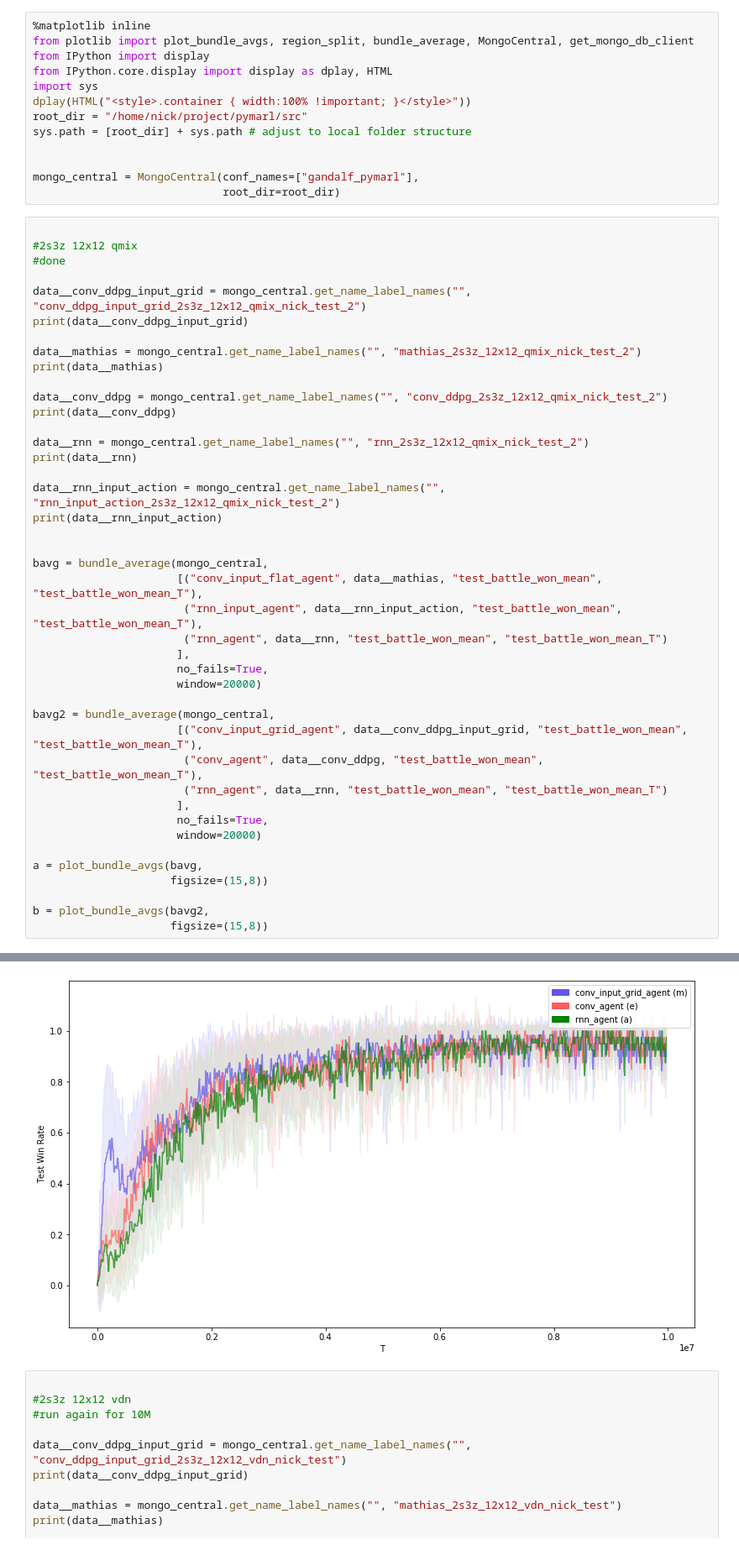
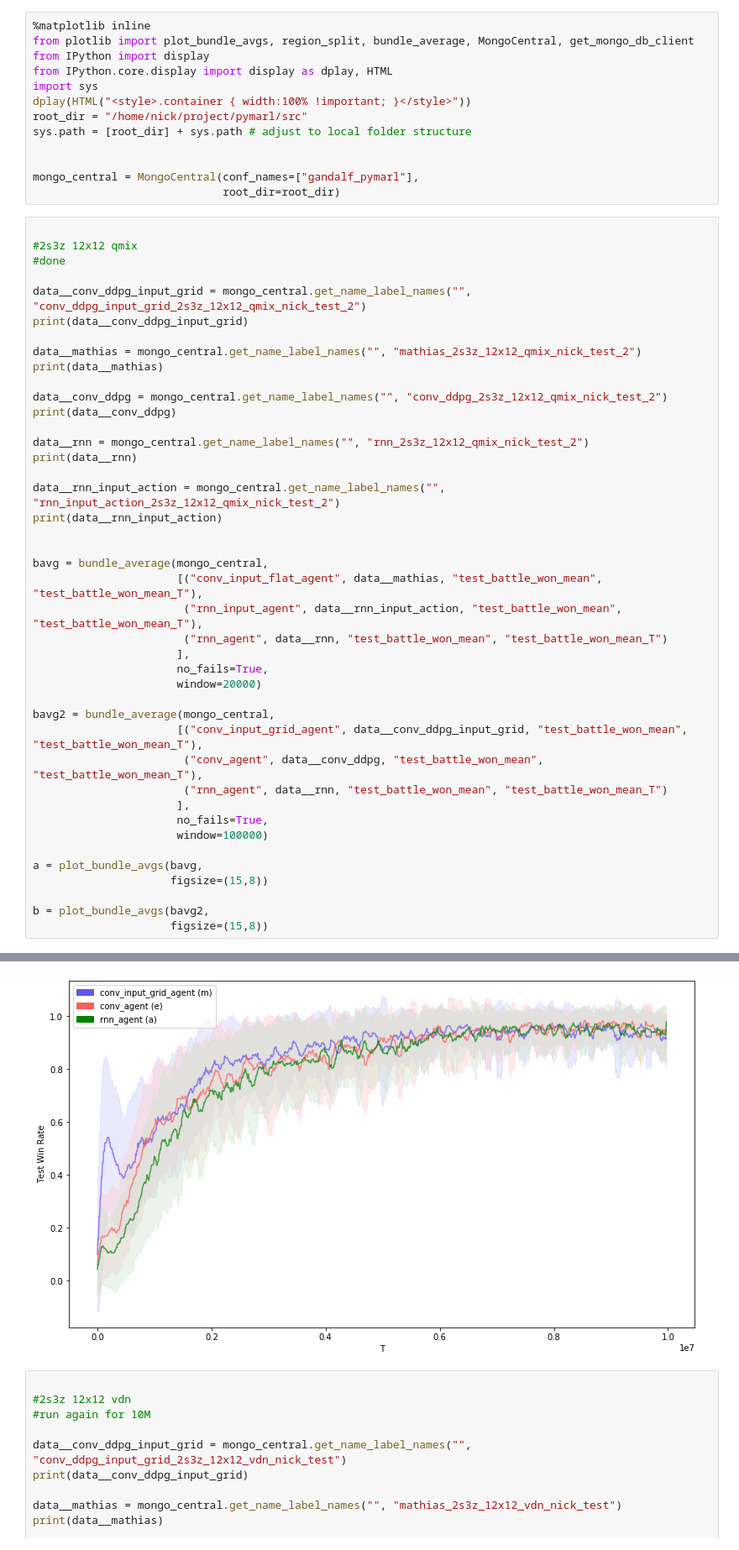
Before and after one commit to nicholasburden/pymarl, a Jupyter notebook: analysis/analysis.ipynb, the cells around one changed output, grey strips where cells are left out. Shown at 84% size. Cells and saved outputs as stored; diff of their text form.

```diff
--- a/analysis/analysis.ipynb
+++ b/analysis/analysis.ipynb
@@ -44,35 +44,35 @@ bavg2 = bundle_average(mongo_central,
                       [("conv_input_grid_agent", data__conv_ddpg_input_grid, "test_battle_won_mean", "test_battle_won_mean_T"),
                        ("conv_agent", data__conv_ddpg, "test_battle_won_mean", "test_battle_won_mean_T"),
                        ("rnn_agent", data__rnn, "test_battle_won_mean", "test_battle_won_mean_T")
                       ],
                       no_fails=True,
-                      window=20000)
+                      window=100000)
 
 a = plot_bundle_avgs(bavg,
                      figsize=(15,8))
 
 b = plot_bundle_avgs(bavg2,
                      figsize=(15,8))
 # %% [output]
 Done Loading...
 {'bundle1': [{'name': 'qmix_smac_parallel', 'label': 'conv_ddpg_input_grid_2s3z_12x12_qmix_nick_test_2', '_id': 84204}, {'name': 'qmix_smac_parallel', 'label': 'conv_ddpg_input_grid_2s3z_12x12_qmix_ni ...
 Done Loading...
 {'bundle1': [{'name': 'qmix_smac_parallel', 'label': 'mathias_2s3z_12x12_qmix_nick_test_2', '_id': 84202}, {'name': 'qmix_smac_parallel', 'label': 'mathias_2s3z_12x12_qmix_nick_test_2', '_id': 84209}, ...
 Done Loading...
 {'bundle1': [{'name': 'qmix_smac_parallel', 'label': 'conv_ddpg_2s3z_12x12_qmix_nick_test_2', '_id': 84200}, {'name': 'qmix_smac_parallel', 'label': 'conv_ddpg_2s3z_12x12_qmix_nick_test_2', '_id': 842 ...
 Done Loading...
 {'bundle1': [{'name': 'qmix_smac_parallel', 'label': 'rnn_2s3z_12x12_qmix_nick_test_2', '_id': 84201}, {'name': 'qmix_smac_parallel', 'label': 'rnn_2s3z_12x12_qmix_nick_test_2', '_id': 84207}, {'name' ...
 Done Loading...
 {'bundle1': [{'name': 'qmix_smac_parallel', 'label': 'rnn_input_action_2s3z_12x12_qmix_nick_test_2', '_id': 84203}, {'name': 'qmix_smac_parallel', 'label': 'rnn_input_action_2s3z_12x12_qmix_nick_test_ ...
 Property str not available: test_battle_won_mean not in results for run {'name': 'qmix_smac_parallel', 'label': 'mathias_2s3z_12x12_qmix_nick_test_2', '_id': 84282}
 Property str not available: test_battle_won_mean not in results for run {'name': 'qmix_smac_parallel', 'label': 'mathias_2s3z_12x12_qmix_nick_test_2', '_id': 84291}
 ... (36 lines left out)
 Property str not available: test_battle_won_mean not in results for run {'name': 'qmix_smac_parallel', 'label': 'rnn_2s3z_12x12_qmix_nick_test_2', '_id': 84307}
 Property str not available: test_battle_won_mean not in results for run {'name': 'qmix_smac_parallel', 'label': 'rnn_2s3z_12x12_qmix_nick_test_2', '_id': 84311}
 Property str not available: test_battle_won_mean not in results for run {'name': 'qmix_smac_parallel', 'label': 'rnn_2s3z_12x12_qmix_nick_test_2', '_id': 84510}
 Property str not available: test_battle_won_mean not in results for run {'name': 'qmix_smac_parallel', 'label': 'rnn_2s3z_12x12_qmix_nick_test_2', '_id': 84516}
 [figure]
-[figure, old version]
+[figure, new version]
 # %%
 
 #2s3z 12x12 vdn
```
Also changed, not shown: parts of 3 cells of this notebook, 1 other file.
